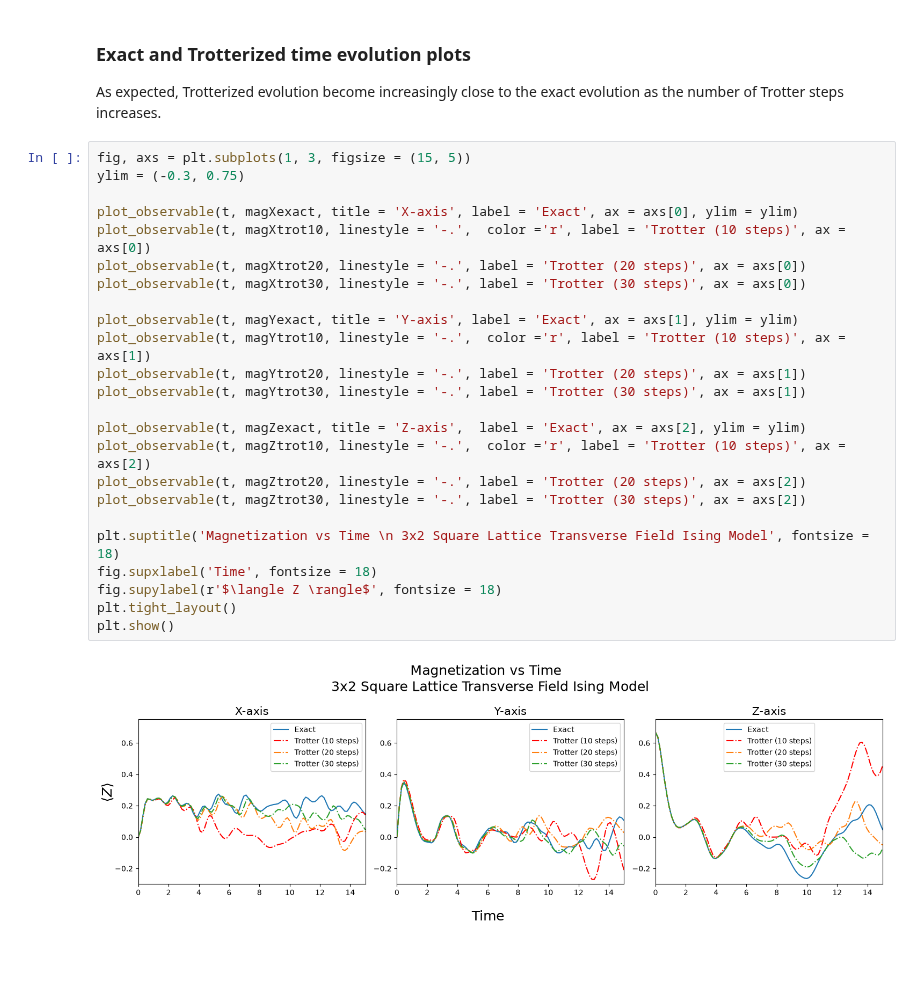
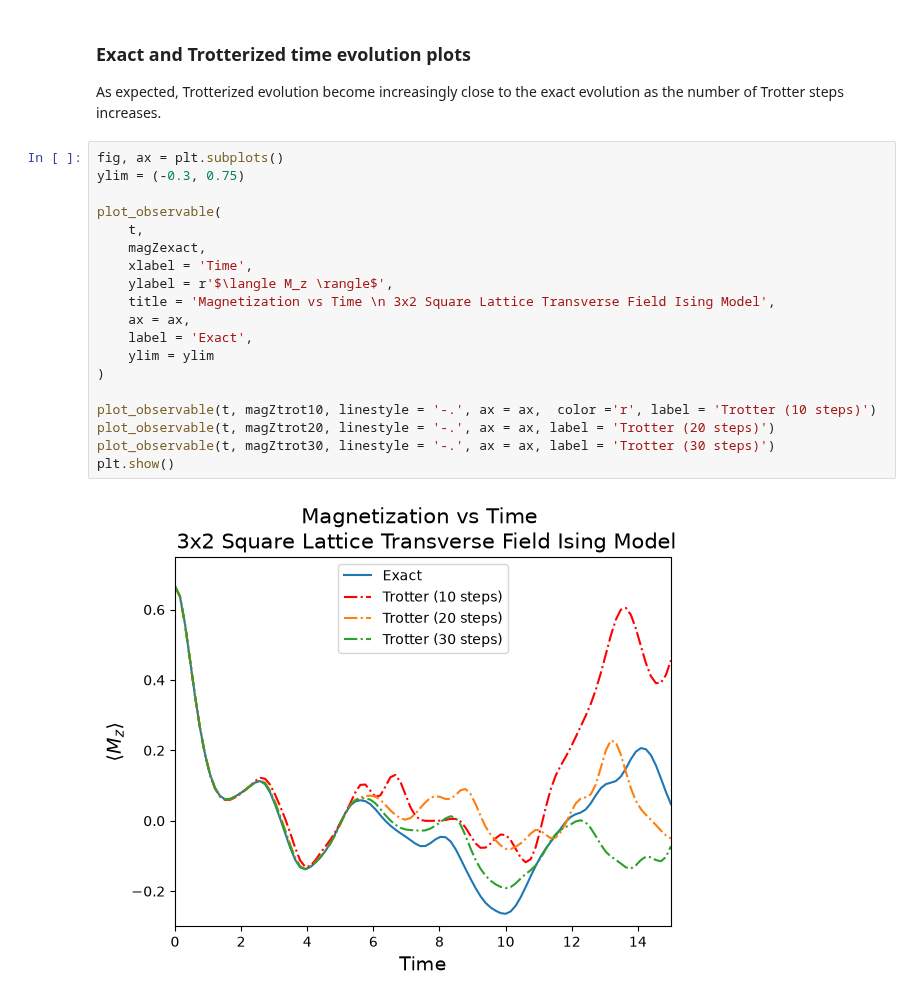
Before and after one commit to BrendanStork/Hamlet-Quantum, a Jupyter notebook: notebooks/02_Exact_vs_Trotter_TFIM_Evolution.ipynb, the cells around one changed output. Cells and saved outputs as stored; diff of their text form; blank space fills up the shorter version.

Commit message:
Simplified Trotter notebook

```diff
--- a/notebooks/02_Exact_vs_Trotter_TFIM_Evolution.ipynb
+++ b/notebooks/02_Exact_vs_Trotter_TFIM_Evolution.ipynb
@@ -88,28 +110,23 @@ _, magZtrot30 = observable_vs_time(qc, H, time = time, timesteps = timesteps, me
 ### Exact and Trotterized time evolution plots
 As expected, Trotterized evolution become increasingly close to the exact evolution as the number of Trotter steps increases.
 # %%
-fig, axs = plt.subplots(1, 3, figsize = (15, 5))
+fig, ax = plt.subplots()
 ylim = (-0.3, 0.75)
 
-plot_observable(t, magXexact, title = 'X-axis', label = 'Exact', ax = axs[0], ylim = ylim)
-plot_observable(t, magXtrot10, linestyle = '-.',  color ='r', label = 'Trotter (10 steps)', ax = axs[0])
-plot_observable(t, magXtrot20, linestyle = '-.', label = 'Trotter (20 steps)', ax = axs[0])
-plot_observable(t, magXtrot30, linestyle = '-.', label = 'Trotter (30 steps)', ax = axs[0])
+plot_observable(
+    t,
+    magZexact,
+    xlabel = 'Time',
+    ylabel = r'$\langle M_z \rangle$',
+    title = 'Magnetization vs Time \n 3x2 Square Lattice Transverse Field Ising Model',
+    ax = ax,
+    label = 'Exact',
+    ylim = ylim
+)
 
-plot_observable(t, magYexact, title = 'Y-axis', label = 'Exact', ax = axs[1], ylim = ylim)
-plot_observable(t, magYtrot10, linestyle = '-.',  color ='r', label = 'Trotter (10 steps)', ax = axs[1])
-plot_observable(t, magYtrot20, linestyle = '-.', label = 'Trotter (20 steps)', ax = axs[1])
-plot_observable(t, magYtrot30, linestyle = '-.', label = 'Trotter (30 steps)', ax = axs[1])
-
-plot_observable(t, magZexact, title = 'Z-axis',  label = 'Exact', ax = axs[2], ylim = ylim)
-plot_observable(t, magZtrot10, linestyle = '-.',  color ='r', label = 'Trotter (10 steps)', ax = axs[2])
-plot_observable(t, magZtrot20, linestyle = '-.', label = 'Trotter (20 steps)', ax = axs[2])
-plot_observable(t, magZtrot30, linestyle = '-.', label = 'Trotter (30 steps)', ax = axs[2])
-
-plt.suptitle('Magnetization vs Time \n 3x2 Square Lattice Transverse Field Ising Model', fontsize = 18)
-fig.supxlabel('Time', fontsize = 18)
-fig.supylabel(r'$\langle Z \rangle$', fontsize = 18)
-plt.tight_layout()
+plot_observable(t, magZtrot10, linestyle = '-.', ax = ax,  color ='r', label = 'Trotter (10 steps)')
+plot_observable(t, magZtrot20, linestyle = '-.', ax = ax, label = 'Trotter (20 steps)')
+plot_observable(t, magZtrot30, linestyle = '-.', ax = ax, label = 'Trotter (30 steps)')
 plt.show()
 # %% [output]
-[figure, old version]
+[figure, new version]
```
Also changed, not shown: parts of 3 cells of this notebook.
